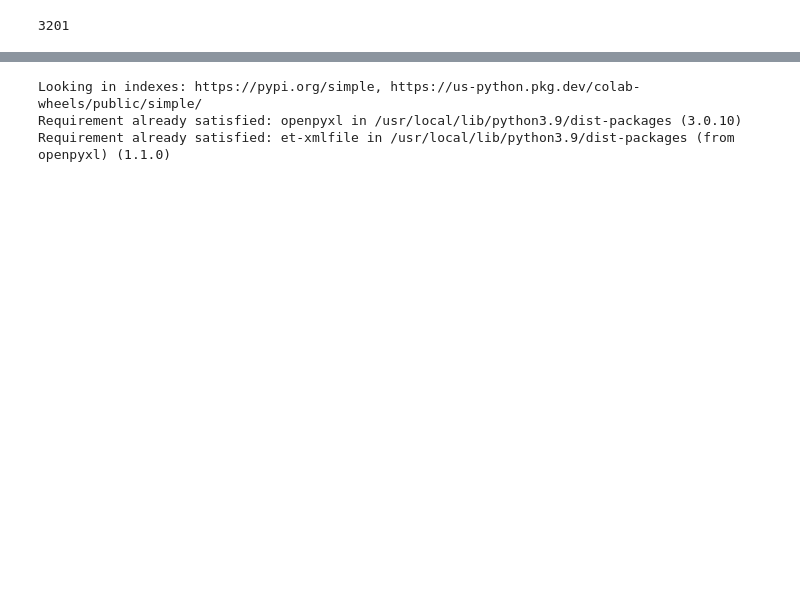
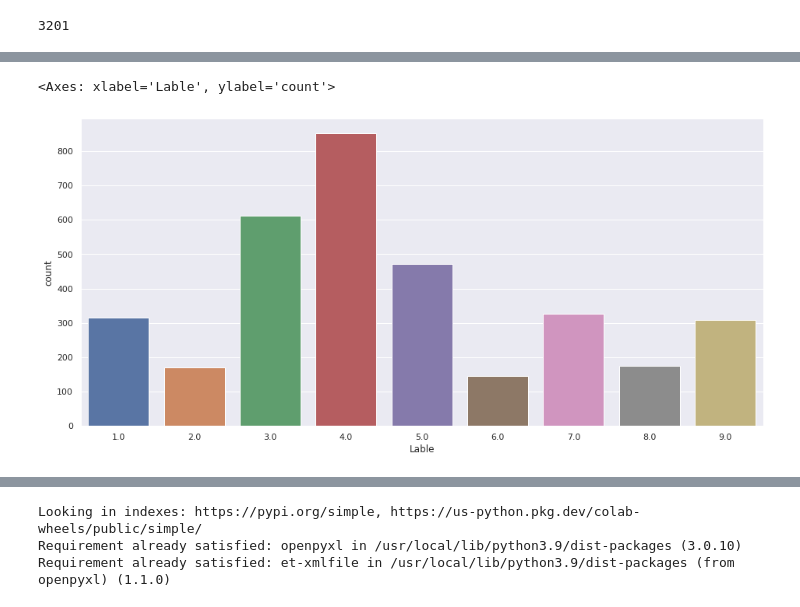
Before and after one commit to Ssergeymiss/Med_Text_Cluster, a Jupyter notebook: Med_text_Cluster.ipynb, the cells around one changed output, grey strips where cells are left out. Saved outputs shown, nothing was run; the diff lists cells and outputs as text; code cells hidden in the pictures; blank space fills up the shorter version.

```diff
--- a/Med_text_Cluster.ipynb
+++ b/Med_text_Cluster.ipynb
@@ -320 +285,8 @@ sns.countplot(data=dif, x="Labels")
+# %%
+import seaborn as sns
+sns.set(rc={'figure.figsize':(15.7,7.27)})
+sns.countplot(data=df, x="Lable")
+# %% [output]
+<Axes: xlabel='Lable', ylabel='count'>
+[figure, added]
 # %%
```
Also changed, not shown: parts of 34 cells of this notebook.
